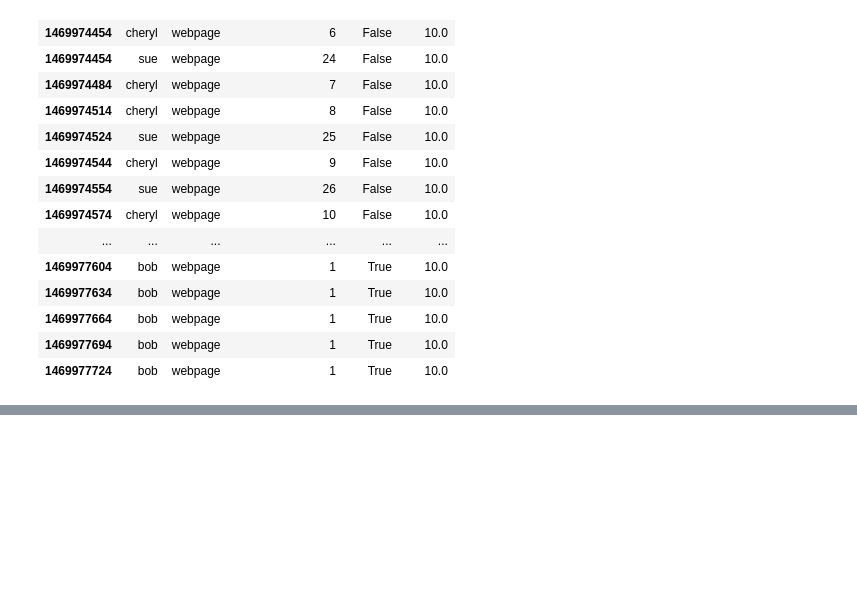
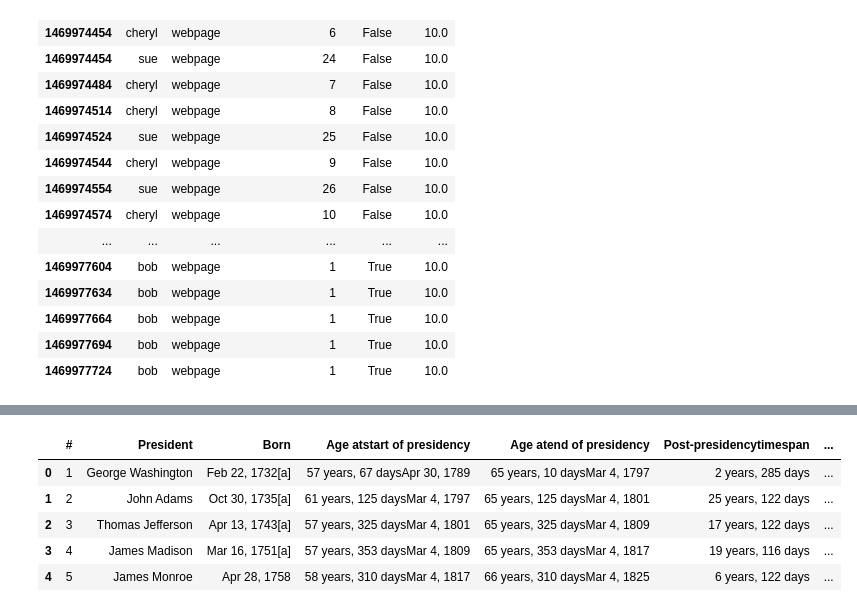
Before and after one commit to karim-mttk/DataScienceEssentials, a Jupyter notebook: Introduction_to_Data_Analysis_with_Python/PandasDataFrame.ipynb, the cells around one changed output, grey strips where cells are left out. Saved outputs shown, nothing was run; the diff lists cells and outputs as text; code cells hidden in the pictures; blank space fills up the shorter version.

```diff
--- a/Introduction_to_Data_Analysis_with_Python/PandasDataFrame.ipynb
+++ b/Introduction_to_Data_Analysis_with_Python/PandasDataFrame.ipynb
@@ -191,0 +225,14 @@ df.replace(to_replace=".*.html$", value="webpage", regex=True)
+# %%
+def splitname (row):
+    row['First'] = row['President'].split(" ")[0]
+    row['Second'] = row['President'].split(" ")[-1]
+    return row
+df = df.apply(splitname, axis='columns')
+df.head()
+# %% [output]
+|  | # | President | Born | Age atstart of presidency | Age atend of presidency | Post-presidencytimespan | ... |
+| 0 | 1 | George Washington | Feb 22, 1732[a] | 57 years, 67 daysApr 30, 1789 | 65 years, 10 daysMar 4, 1797 | 2 years, 285 days | ... |
+| 1 | 2 | John Adams | Oct 30, 1735[a] | 61 years, 125 daysMar 4, 1797 | 65 years, 125 daysMar 4, 1801 | 25 years, 122 days | ... |
+| 2 | 3 | Thomas Jefferson | Apr 13, 1743[a] | 57 years, 325 daysMar 4, 1801 | 65 years, 325 daysMar 4, 1809 | 17 years, 122 days | ... |
+| 3 | 4 | James Madison | Mar 16, 1751[a] | 57 years, 353 daysMar 4, 1809 | 65 years, 353 daysMar 4, 1817 | 19 years, 116 days | ... |
+| 4 | 5 | James Monroe | Apr 28, 1758 | 58 years, 310 daysMar 4, 1817 | 66 years, 310 daysMar 4, 1825 | 6 years, 122 days | ... |
```
Also changed, not shown: parts of 9 cells of this notebook, 1 other file.
